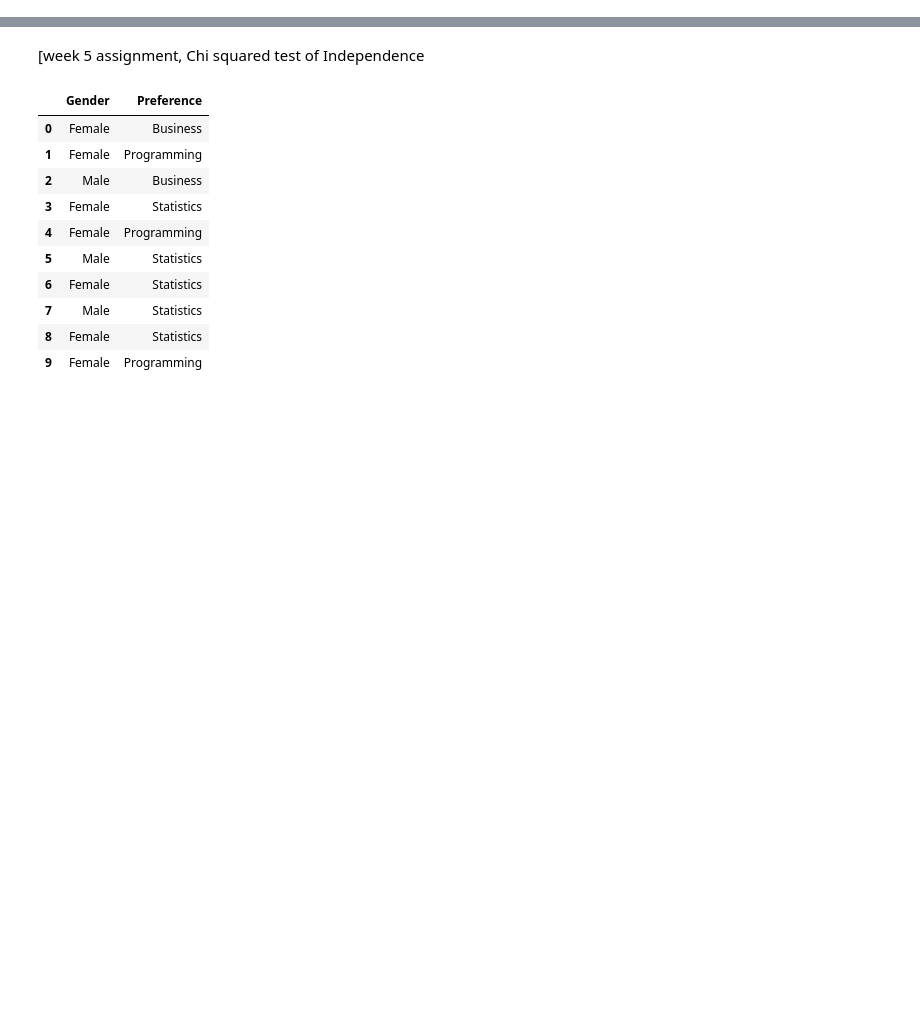
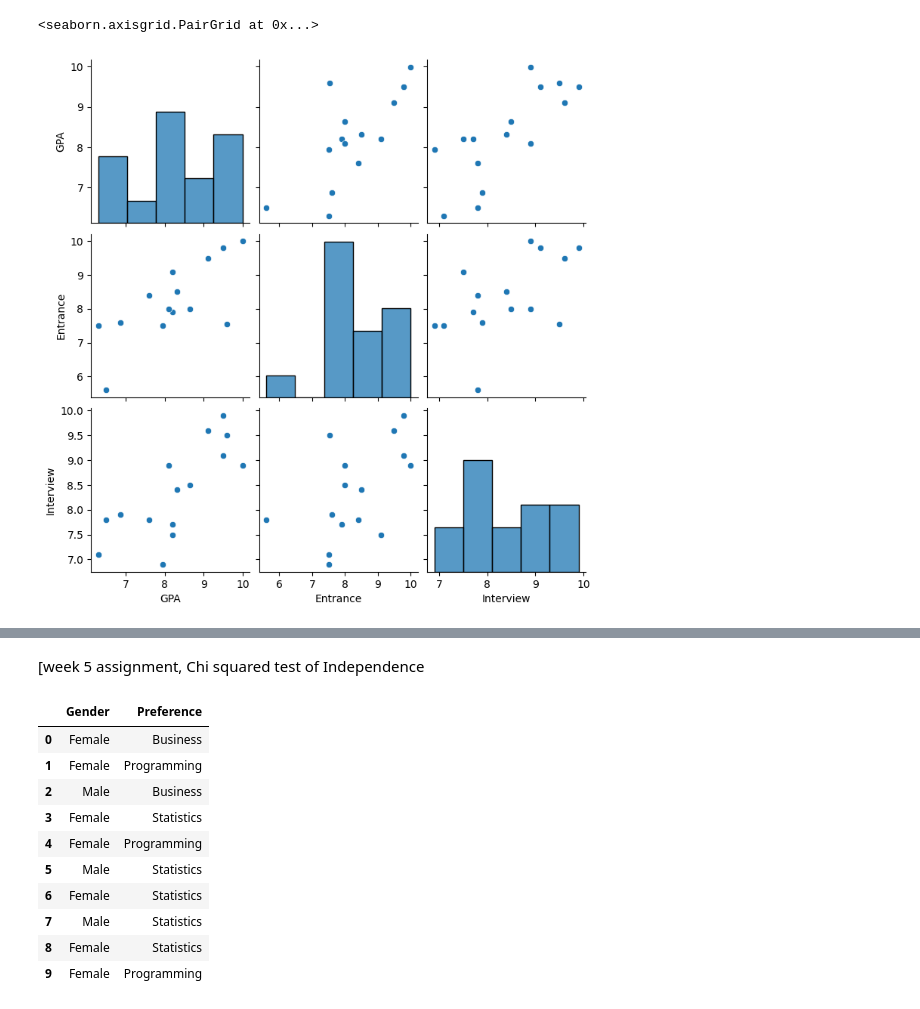
Before and after one commit to Sanjeeviit/Business-Analytics, a Jupyter notebook: BAweek2_3_4_5.ipynb, the cells around one changed output, grey strips where cells are left out. Saved outputs shown, nothing was run; the diff lists cells and outputs as text; code cells hidden in the pictures; blank space fills up the shorter version.

```diff
--- a/BAweek2_3_4_5.ipynb
+++ b/BAweek2_3_4_5.ipynb
@@ -2,0 +102,3 @@
+# %%
+df2.rename(columns={'Y':'GPA','X1':'Entrance','X2':'Interview'},inplace = True)
+df2
@@ -2,0 +135,3 @@
+# %%
+df2 = df2.astype(float)
+df2
@@ -2,0 +159,3 @@
+# %%
+df2 =df2.reset_index()
+df2
@@ -2,0 +188,3 @@
+# %%
+df2 = df2[['GPA','Entrance','Interview']]
+df2
@@ -2,0 +208,6 @@
+# %%
+import seaborn as sns
+sns.pairplot(df2)
+# %% [output]
+<seaborn.axisgrid.PairGrid at 0x...>
+[figure, added]
```
Also changed, not shown: parts of 19 cells of this notebook.
